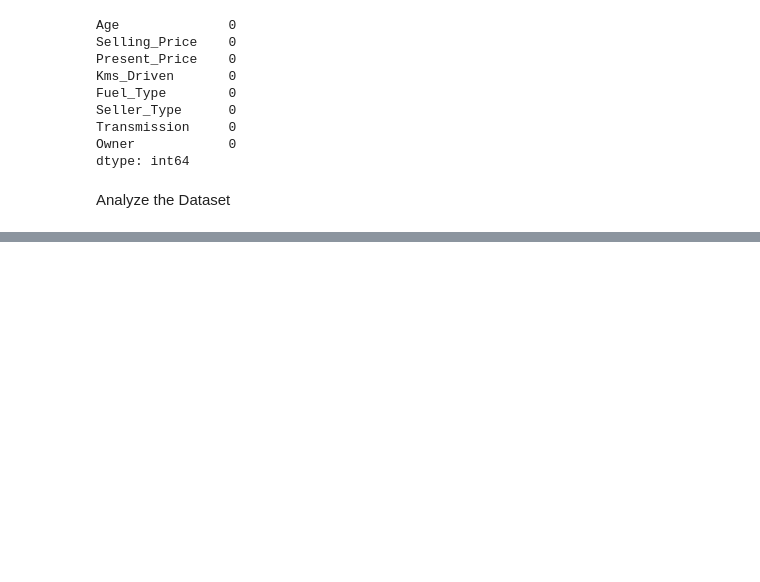
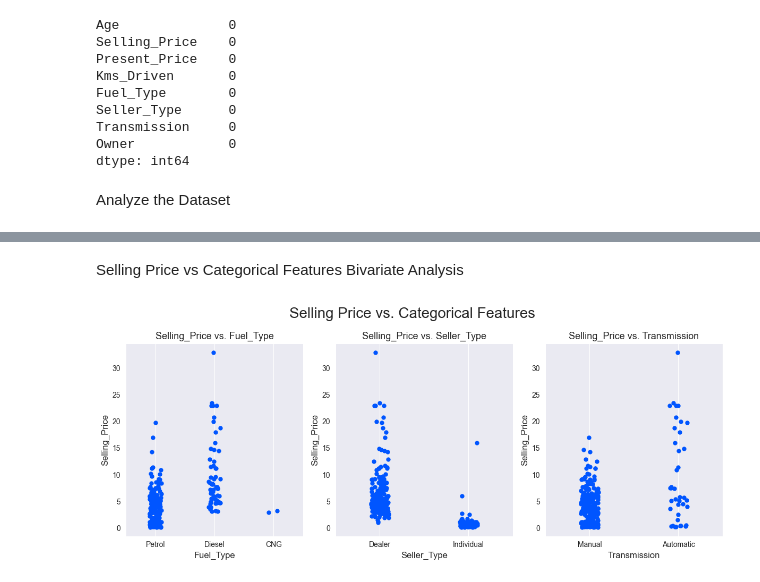
Before and after one commit to timjozi911/succulent-succotash, a Jupyter notebook: main.ipynb, the cells around one changed output, grey strips where cells are left out. Cells and saved outputs as stored; diff of their text form; code cells hidden in the pictures; blank space fills up the shorter version.

```diff
--- a/main.ipynb
+++ b/main.ipynb
@@ -181,0 +207,20 @@ Analyze the Dataset
+# %% [markdown]
+Selling Price vs Categorical Features Bivariate Analysis
+# %%
+fig, axes = plt.subplots(nrows=1 ,ncols=3, figsize=(12,5), dpi=100)
+cat_features = ['Fuel_Type', 'Seller_Type', 'Transmission']
+target = 'Selling_Price'
+c = '#0055ff'
+
+for i in range(len(cat_features)):
+    sns.stripplot(ax=axes[i], x=cat_features[i], y=target, data=df1, size=6, color=c)
+    axes[i].set_title('{} vs. {}'.format(target, cat_features[i]), size = 13)
+    axes[i].set_xlabel(cat_features[i], size = 12)
+    axes[i].set_ylabel(target, size = 12)
+    axes[i].grid()
+
+plt.suptitle('Selling Price vs. Categorical Features', size = 20)
+plt.tight_layout()
+plt.show()
+# %% [output]
+[figure, added]
```
Also changed, not shown: parts of 7 cells of this notebook.
